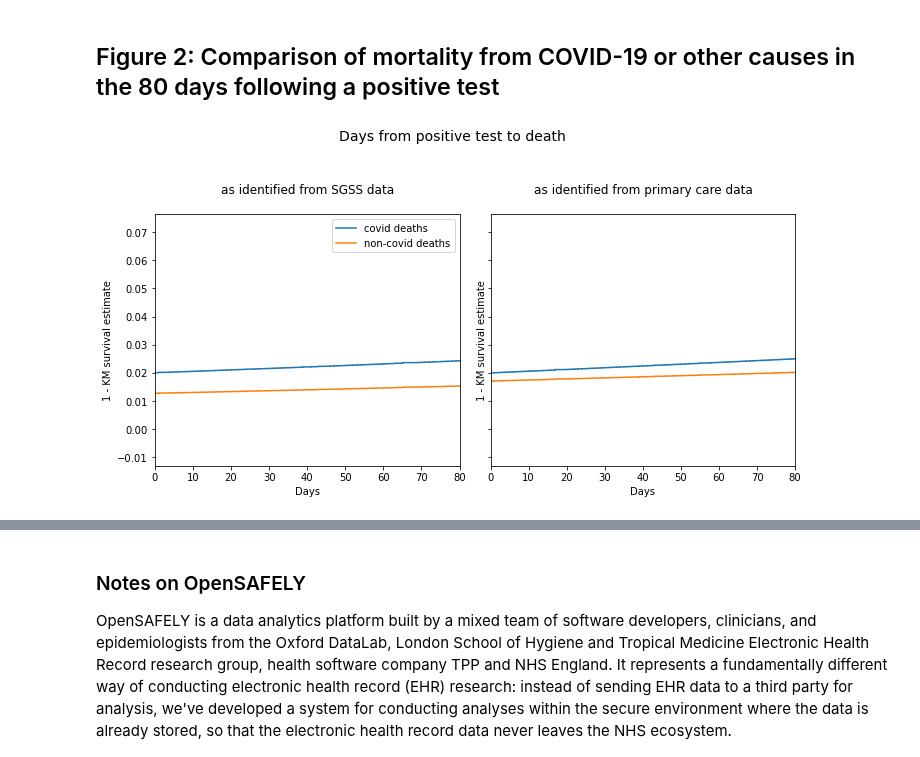
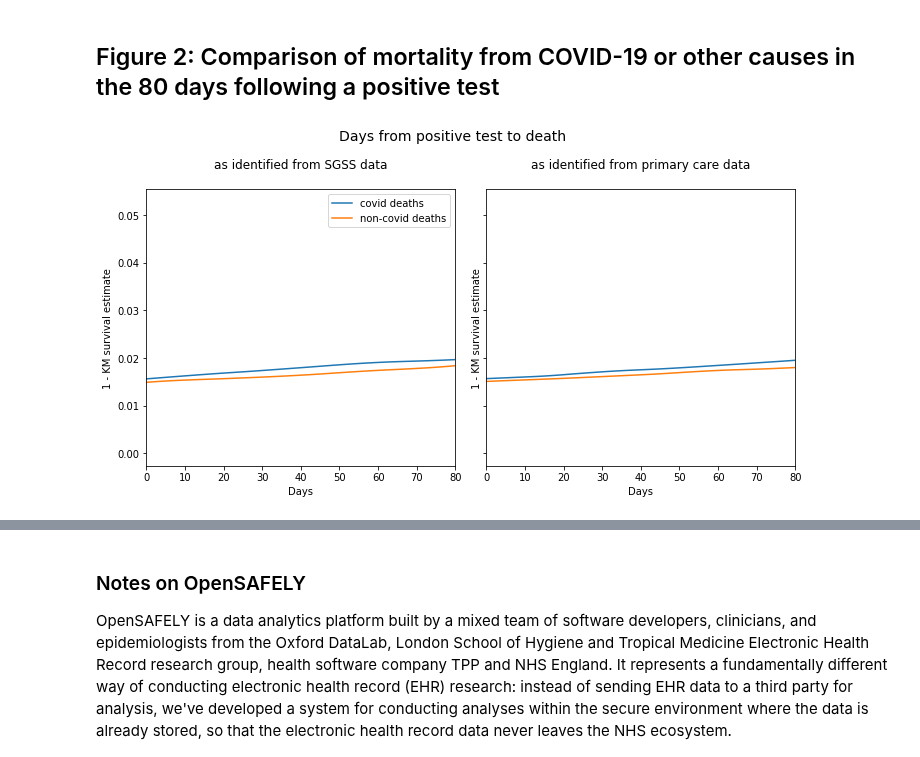
Before and after one commit to opensafely/primary-care-covid-codes-research, a Jupyter notebook: notebooks/primary-care-covid-codes.ipynb, the cells around one changed output, grey strips where cells are left out. Drawn from its saved outputs; the diff is of its cells as text; code cells hidden in the pictures.

Commit message:
Allow multiple events

```diff
--- a/notebooks/primary-care-covid-codes.ipynb
+++ b/notebooks/primary-care-covid-codes.ipynb
@@ -219,8 +220,9 @@ df = pd.read_feather(
 )
 
 #derive start/end dates
-df["start_date"] = df[date_cols].min().min()
-df["end_date"] = df[date_cols].max().max()
+df["start_date"] =df[[col for col in df.columns if col.endswith('_date')]].min().min()
+df["end_date"] = df[[col for col in df.columns if col.endswith('_date')]].max().max()
+
 
 #add smoothing
 def smoothing(df):
@@ -242,13 +244,24 @@ df['indicator_death_noncovid'] = np.where((df['date_died_ons']<=df['end_date'])
 # censor death category if end date exceeds last date
 df['death_category'] = np.where(df['date_died_ons']<=df['end_date'], df['death_category'], "alive")
 
-# derive time-to-death from positive test date
-df['pvetestSGSS_to_death'] = (df['date_event'] - df['date_sgss_positive_test']).astype('timedelta64[D]')
-df['pvetestPC_to_death'] = (df['date_event'] - df['date_probable_covid_pos_test']).astype('timedelta64[D]')
+# list occurances of +ve SGSS tests and proabable +ve covid tests
+pos_tests = ["probable_covid_pos_test", "sgss_positive_test"]
+df_pos_tests = pd.DataFrame(np.nan, index=range(1,n+1), columns=pos_tests)
+for list in pos_tests:
+    for i in range(1, n+1):
+        df_pos_tests[list][i]=  f"{list}_{i}_date"
 
 ## positive test as indicated in SGSS or in primary care
-df_pvetestSGSS = df[~np.isnan(df['date_sgss_positive_test'])]
-df_pvetestPC = df[~np.isnan(df['date_probable_covid_pos_test'])]
+df_pvetestPC=pd.melt(df,id_vars =["date_event","indicator_death","indicator_death_covid","indicator_death_noncovid"],value_name ="date_probable_covid_pos_test" ,value_vars=df_pos_tests["probable_covid_pos_test"])
+df_pvetestSGSS=pd.melt(df,id_vars =["date_event","indicator_death","indicator_death_covid","indicator_death_noncovid"],value_name ="date_sgss_positive_test" ,value_vars=df_pos_tests["sgss_positive_test"])
+
+# derive time-to-death from positive test date
+df_pvetestSGSS['pvetestSGSS_to_death'] = (df_pvetestSGSS['date_event'] - df_pvetestSGSS['date_sgss_positive_test']).astype('timedelta64[D]')
+df_pvetestPC['pvetestPC_to_death'] = (df_pvetestPC['date_event'] - df_pvetestPC['date_probable_covid_pos_test']).astype('timedelta64[D]')
+
+## remove those without a positive test
+df_pvetestSGSS = df_pvetestSGSS[~np.isnan(df_pvetestSGSS['date_sgss_positive_test'])]
+df_pvetestPC = df_pvetestPC[~np.isnan(df_pvetestPC['date_probable_covid_pos_test'])]
 
 
 fig, axes = plt.subplots(nrows=1, ncols=2, figsize=(10,5), sharey=True)
@@ -275,34 +288,34 @@ axes[0].plot(kmdata_covid['times'], 1-kmdata_covid['kmestimate'], label='covid d
 axes[0].plot(kmdata_noncovid['times'], 1-kmdata_noncovid['kmestimate'], label = 'non-covid deaths')
 axes[0].set_xlabel('Days')
 axes[0].set_ylabel('1 - KM survival estimate')
 axes[0].set_title("as identified from SGSS data\n")
 axes[0].legend()
 axes[0].set_xlim(0, 80)
 
 # PC pos test to death
 kmdata = KMestimate(df_pvetestPC['pvetestPC_to_death'], df_pvetestPC['indicator_death'])
 kmdata_covid = KMestimate(df_pvetestPC['pvetestPC_to_death'], df_pvetestPC['indicator_death_covid'])
 kmdata_noncovid = KMestimate(df_pvetestPC['pvetestPC_to_death'], df_pvetestPC['indicator_death_noncovid'])
 
 # add smoothing
 smoothing(kmdata_covid)
 smoothing(kmdata_noncovid)
 
 # ### add rounding
 # km_round(kmdata_covid,5)
 # km_round(kmdata_noncovid,5)
 
 axes[1].plot(kmdata_covid['times'], 1-kmdata_covid['kmestimate'], label='covid deaths')
 axes[1].plot(kmdata_noncovid['times'], 1-kmdata_noncovid['kmestimate'], label = 'non-covid deaths')
 axes[1].set_xlabel('Days')
 axes[1].set_ylabel('1 - KM survival estimate')
 axes[1].set_title("as identified from primary care data\n")
 axes[1].set_xlim(0, 80)
 
 fig.suptitle("Days from positive test to death", y=1.05, fontsize=14)
 fig.tight_layout()
 # %% [output]
-[figure, old version]
+[figure, new version]
 # %%
 display(Markdown(f"""
 ## Technical details
```
Also changed, not shown: parts of 5 cells of this notebook, 6 other files.
